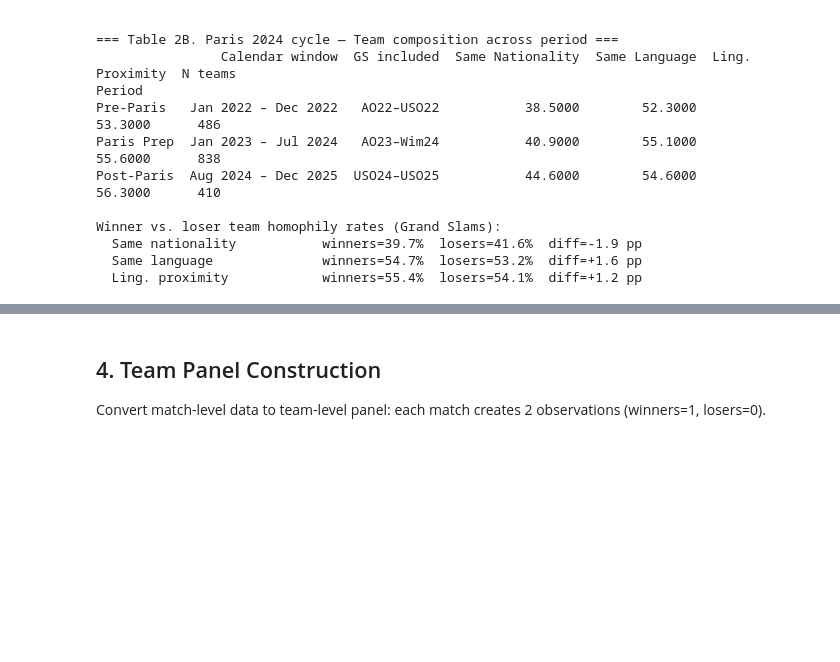
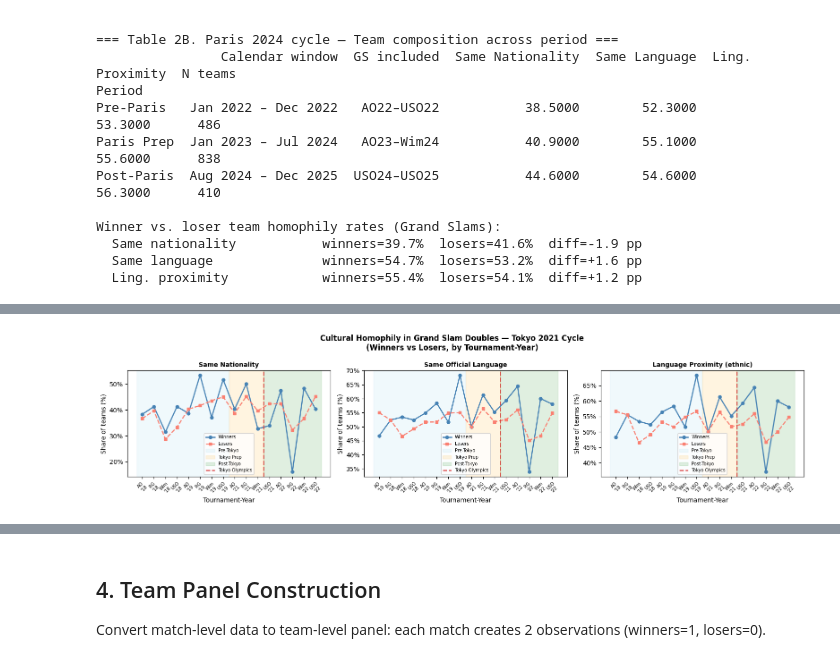
Before and after one commit to AEGDDI/tennis-homophily, a Jupyter notebook: code/analysis/homophily_analysis.ipynb, the cells around one changed output, grey strips where cells are left out. Drawn from its saved outputs; the diff is of its cells as text; code cells hidden in the pictures; blank space fills up the shorter version.

Commit message:
updated graphs

```diff
--- a/code/analysis/homophily_analysis.ipynb
+++ b/code/analysis/homophily_analysis.ipynb
@@ -344,0 +335,81 @@ plt.show()
+# %%
+TOURN_ORDER = {'Australian Open': 0, 'Roland Garros': 1, 'Wimbledon': 2, 'US Open': 3}
+TOURN_ABBR  = {'Australian Open': 'AO', 'Roland Garros': 'RG', 'Wimbledon': 'Wim', 'US Open': 'USO'}
+
+wcols  = ['same_country_winners', 'winners_same_language', 'winners_linguistic_proximity']
+lcols  = ['same_country_losers',  'losers_same_language',  'losers_linguistic_proximity']
+titles = ['Same Nationality', 'Same Official Language', 'Language Proximity (ethnic)']
+
+# Chronologically-ordered tournament-year means
+ty = gs.groupby(['year', 'tournament'])[wcols + lcols].mean().mul(100).reset_index()
+ty['t_order'] = ty['tournament'].map(TOURN_ORDER)
+ty = ty.sort_values(['year', 't_order']).reset_index(drop=True)
+ty['label'] = ty.apply(lambda r: f"{TOURN_ABBR[r['tournament']]}\n'{str(r['year'])[2:]}", axis=1)
+
+# ── Tokyo cycle ────────────────────────────────────────────────────────────────
+ty_t = ty[ty['year'].isin([2018, 2019, 2021, 2022])].reset_index(drop=True)
+ty_t['x'] = ty_t.index
+
+pre_t  = ty_t['year'].isin([2018, 2019])
+prep_t = (ty_t['year'] == 2021) & ty_t['tournament'].isin(['Australian Open', 'Roland Garros', 'Wimbledon'])
+post_t = ((ty_t['year'] == 2021) & (ty_t['tournament'] == 'US Open')) | (ty_t['year'] == 2022)
+
+fig, axes = plt.subplots(1, 3, figsize=(16, 4), sharey=False)
+for ax, wc, lc, ttl in zip(axes, wcols, lcols, titles):
+    ax.plot(ty_t['x'], ty_t[wc], marker='o', color='steelblue', lw=1.8, ms=5, label='Winners')
+    ax.plot(ty_t['x'], ty_t[lc], marker='s', color='salmon',    lw=1.8, ms=5, ls='--', label='Losers')
+    for mask, color, lbl in [(pre_t, 'skyblue', 'Pre-Tokyo'), (prep_t, 'orange', 'Tokyo Prep'), (post_t, 'green', 'Post-Tokyo')]:
+        xs = ty_t.loc[mask, 'x']
+        if not xs.empty:
+            ax.axvspan(xs.min() - 0.5, xs.max() + 0.5, alpha=0.12, color=color, label=lbl)
+    x_wim = ty_t.loc[(ty_t['year'] == 2021) & (ty_t['tournament'] == 'Wimbledon'), 'x']
+    x_uso = ty_t.loc[(ty_t['year'] == 2021) & (ty_t['tournament'] == 'US Open'),   'x']
+    if not x_wim.empty and not x_uso.empty:
+        ax.axvline((x_wim.values[0] + x_uso.values[0]) / 2,
+                   color='#d62728', ls='--', lw=1.8, alpha=0.8, label='Tokyo Olympics')
+    ax.set_title(ttl, fontsize=10, fontweight='bold')
+    ax.set_xlabel('Tournament-Year'); ax.set_ylabel('Share of teams (%)')
+    ax.yaxis.set_major_formatter(mticker.FormatStrFormatter('%.0f%%'))
+    ax.set_xticks(ty_t['x']); ax.set_xticklabels(ty_t['label'], fontsize=7)
+    ax.tick_params(axis='x', rotation=45); ax.legend(fontsize=7)
+
+fig.suptitle('Cultural Homophily in Grand Slam Doubles — Tokyo 2021 Cycle\n(Winners vs Losers, by Tournament-Year)',
+             fontsize=12, fontweight='bold')
+plt.tight_layout()
+plt.savefig('../../ppt/homophily_tokyo_cycle.png', dpi=150, bbox_inches='tight')
+plt.show()
+
+# ── Paris cycle ────────────────────────────────────────────────────────────────
+ty_p = ty[ty['year'].isin([2022, 2023, 2024, 2025])].reset_index(drop=True)
+ty_p['x'] = ty_p.index
+
+pre_p  = ty_p['year'] == 2022
+prep_p = (ty_p['year'] == 2023) | ((ty_p['year'] == 2024) & ty_p['tournament'].isin(['Australian Open', 'Roland Garros', 'Wimbledon']))
+post_p = ((ty_p['year'] == 2024) & (ty_p['tournament'] == 'US Open')) | (ty_p['year'] == 2025)
+
+fig, axes = plt.subplots(1, 3, figsize=(16, 4), sharey=False)
+for ax, wc, lc, ttl in zip(axes, wcols, lcols, titles):
+    ax.plot(ty_p['x'], ty_p[wc], marker='o', color='steelblue', lw=1.8, ms=5, label='Winners')
+    ax.plot(ty_p['x'], ty_p[lc], marker='s', color='salmon',    lw=1.8, ms=5, ls='--', label='Losers')
+    for mask, color, lbl in [(pre_p, 'skyblue', 'Pre-Paris'), (prep_p, 'orange', 'Paris Prep'), (post_p, 'green', 'Post-Paris')]:
+        xs = ty_p.loc[mask, 'x']
+        if not xs.empty:
+            ax.axvspan(xs.min() - 0.5, xs.max() + 0.5, alpha=0.12, color=color, label=lbl)
+    x_wim = ty_p.loc[(ty_p['year'] == 2024) & (ty_p['tournament'] == 'Wimbledon'), 'x']
+    x_uso = ty_p.loc[(ty_p['year'] == 2024) & (ty_p['tournament'] == 'US Open'),   'x']
+    if not x_wim.empty and not x_uso.empty:
+        ax.axvline((x_wim.values[0] + x_uso.values[0]) / 2,
+                   color='#d62728', ls='--', lw=1.8, alpha=0.8, label='Paris Olympics')
+    ax.set_title(ttl, fontsize=10, fontweight='bold')
+    ax.set_xlabel('Tournament-Year'); ax.set_ylabel('Share of teams (%)')
+    ax.yaxis.set_major_formatter(mticker.FormatStrFormatter('%.0f%%'))
+    ax.set_xticks(ty_p['x']); ax.set_xticklabels(ty_p['label'], fontsize=7)
+    ax.tick_params(axis='x', rotation=45); ax.legend(fontsize=7)
+
+fig.suptitle('Cultural Homophily in Grand Slam Doubles — Paris 2024 Cycle\n(Winners vs Losers, by Tournament-Year)',
+             fontsize=12, fontweight='bold')
+plt.tight_layout()
+plt.savefig('../../ppt/homophily_paris_cycle.png', dpi=150, bbox_inches='tight')
+plt.show()
+# %% [output]
+[figure, added]
```
Also changed, not shown: parts of 6 cells of this notebook, 2 other files.
